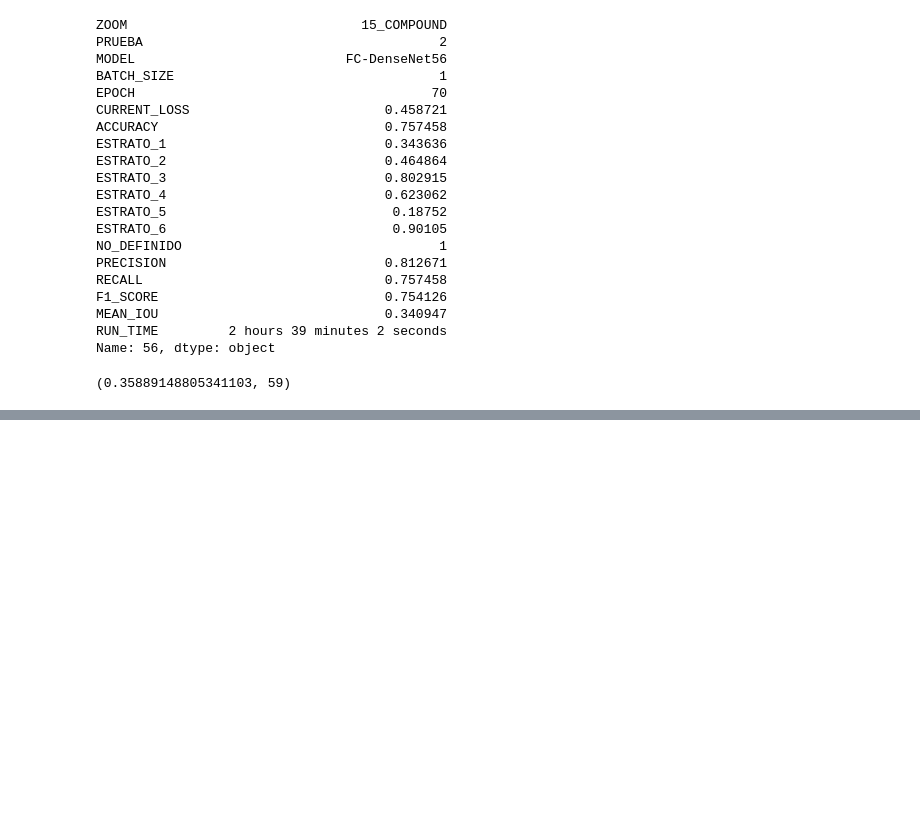
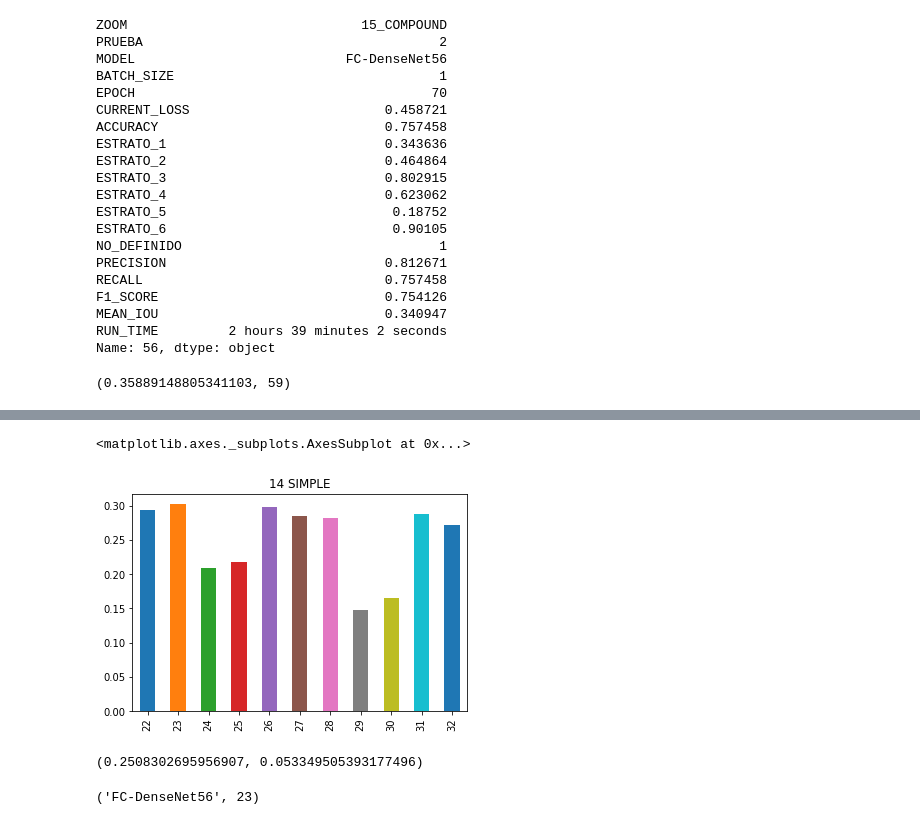
Before and after one commit to DaielChom/proyecto_uis, a Jupyter notebook: 06 - Resultados.ipynb, the cells around one changed output, grey strips where cells are left out. Cells and saved outputs as stored; diff of their text form; code cells hidden in the pictures; blank space fills up the shorter version.

```diff
--- a/06 - Resultados.ipynb
+++ b/06 - Resultados.ipynb
@@ -738,0 +986,13 @@ sum([4.5])/1
+# %%
+csv_test.loc[22:32]["MEAN_IOU"].plot.bar(title="14 SIMPLE")
+# %% [output]
+<matplotlib.axes._subplots.AxesSubplot at 0x...>
+[figure, added]
+# %%
+np.mean(csv_test.loc[22:32]["MEAN_IOU"].values), np.std(csv_test.loc[22:32]["MEAN_IOU"].values)
+# %% [output]
+(0.2508302695956907, 0.053349505393177496)
+# %%
+csv_test.loc[csv_test.loc[22:32]["MEAN_IOU"].idxmax()][2], csv_test.loc[22:32]["MEAN_IOU"].idxmax()
+# %% [output]
+('FC-DenseNet56', 23)
```
Also changed, not shown: parts of 72 cells of this notebook, 4 other files.
